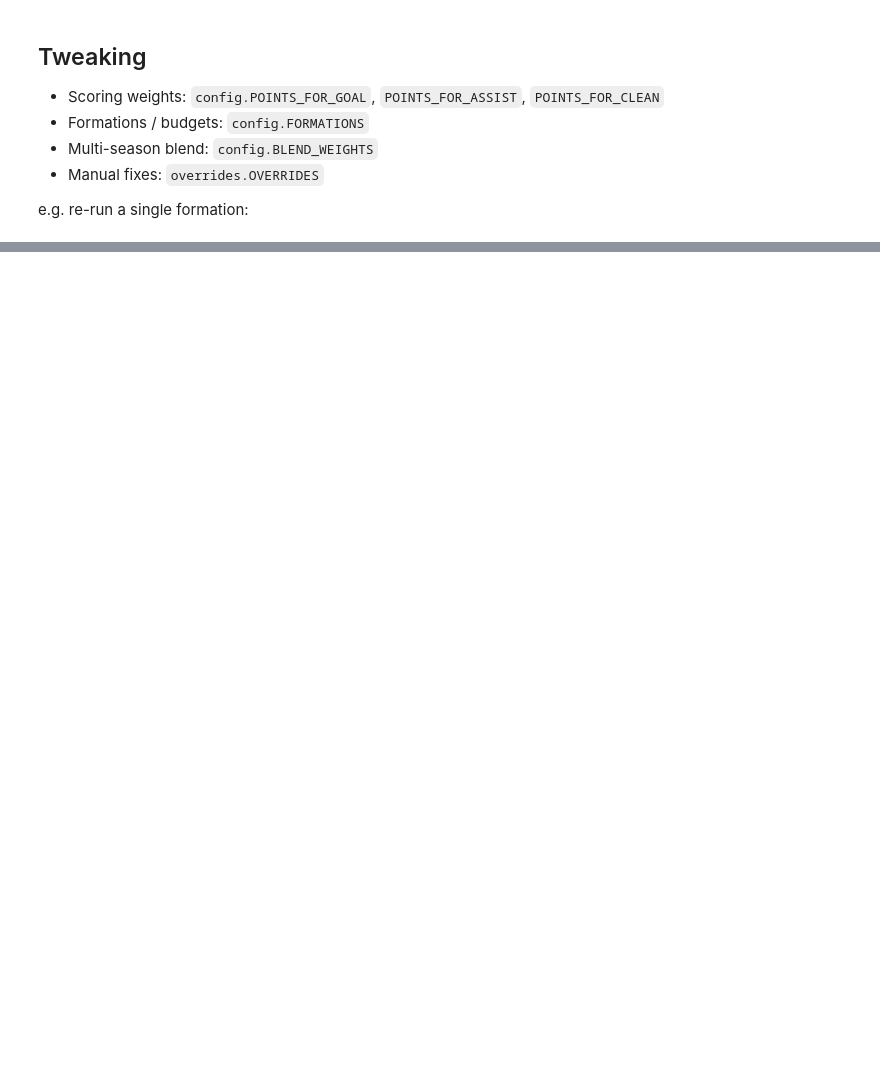
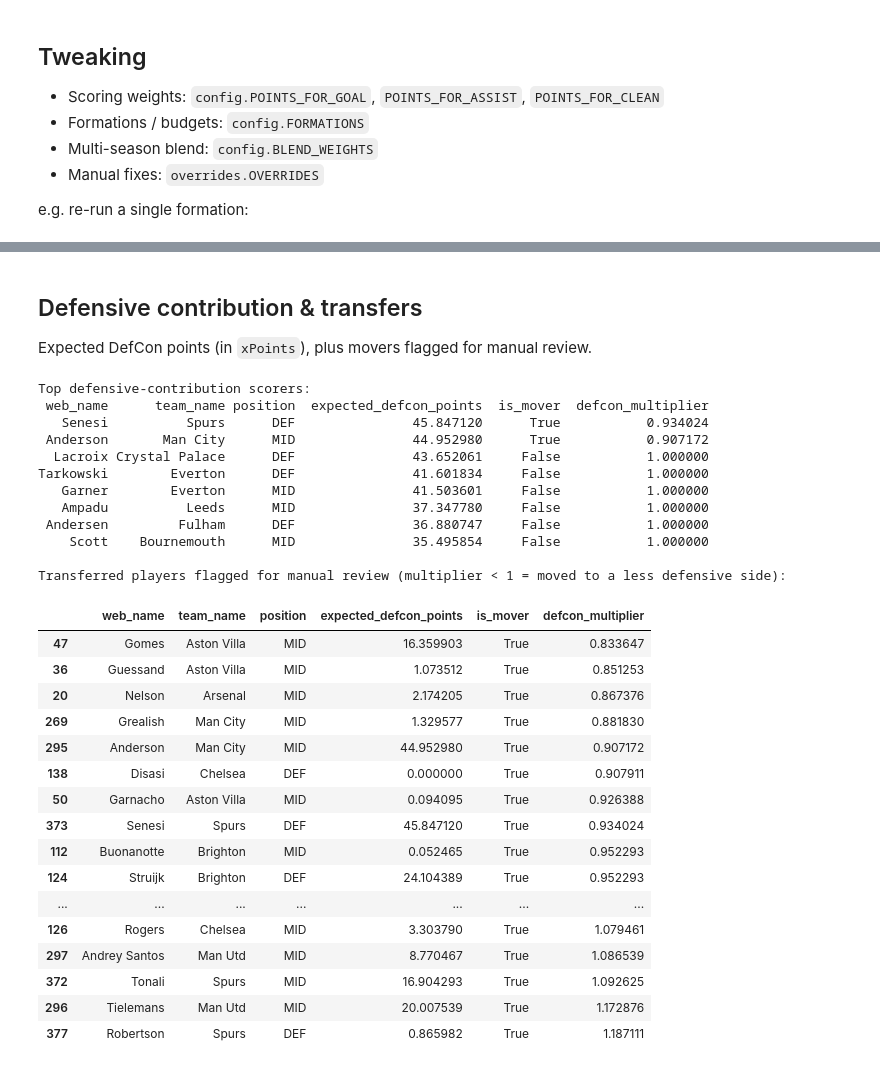
Before and after one commit to ptear/football_stuff, a Jupyter notebook: fpl_v2/notebooks/driver.ipynb, the cells around one changed output, grey strips where cells are left out. Cells and saved outputs as stored; diff of their text form; code cells hidden in the pictures; blank space fills up the shorter version.

```diff
--- a/fpl_v2/notebooks/driver.ipynb
+++ b/fpl_v2/notebooks/driver.ipynb
@@ -68,3 +89,42 @@ e.g. re-run a single formation:
+# %% [markdown]
+## Defensive contribution & transfers
+Expected DefCon points (in `xPoints`), plus movers flagged for manual review.
+# %%
+dc = ['web_name', 'team_name', 'position', 'expected_defcon_points', 'is_mover', 'defcon_multiplier']
+print('Top defensive-contribution scorers:')
+print(forecast.sort_values('expected_defcon_points', ascending=False)[dc].head(8).to_string(index=False))
+print('\nTransferred players flagged for manual review (multiplier < 1 = moved to a less defensive side):')
+forecast[forecast['is_mover']].sort_values('defcon_multiplier')[dc]
+# %% [output]
+Top defensive-contribution scorers:
+ web_name      team_name position  expected_defcon_points  is_mover  defcon_multiplier
+   Senesi          Spurs      DEF               45.847120      True           0.934024
+ Anderson       Man City      MID               44.952980      True           0.907172
+  Lacroix Crystal Palace      DEF               43.652061     False           1.000000
+Tarkowski        Everton      DEF               41.601834     False           1.000000
+   Garner        Everton      MID               41.503601     False           1.000000
+   Ampadu          Leeds      MID               37.347780     False           1.000000
+ Andersen         Fulham      DEF               36.880747     False           1.000000
+    Scott    Bournemouth      MID               35.495854     False           1.000000
+
+Transferred players flagged for manual review (multiplier < 1 = moved to a less defensive side):
+|  | web_name | team_name | position | expected_defcon_points | is_mover | defcon_multiplier |
+| 47 | Gomes | Aston Villa | MID | 16.359903 | True | 0.833647 |
+| 36 | Guessand | Aston Villa | MID | 1.073512 | True | 0.851253 |
+| 20 | Nelson | Arsenal | MID | 2.174205 | True | 0.867376 |
+| 269 | Grealish | Man City | MID | 1.329577 | True | 0.881830 |
+| 295 | Anderson | Man City | MID | 44.952980 | True | 0.907172 |
+| 138 | Disasi | Chelsea | DEF | 0.000000 | True | 0.907911 |
+| 50 | Garnacho | Aston Villa | MID | 0.094095 | True | 0.926388 |
+| 373 | Senesi | Spurs | DEF | 45.847120 | True | 0.934024 |
+| 112 | Buonanotte | Brighton | MID | 0.052465 | True | 0.952293 |
+| 124 | Struijk | Brighton | DEF | 24.104389 | True | 0.952293 |
+| ... | ... | ... | ... | ... | ... | ... |
+| 126 | Rogers | Chelsea | MID | 3.303790 | True | 1.079461 |
+| 297 | Andrey Santos | Man Utd | MID | 8.770467 | True | 1.086539 |
+| 372 | Tonali | Spurs | MID | 16.904293 | True | 1.092625 |
+| 296 | Tielemans | Man Utd | MID | 20.007539 | True | 1.172876 |
+| 377 | Robertson | Spurs | DEF | 0.865982 | True | 1.187111 |
 # %%
 from fpl_v2 import optimize
 
```
Also changed, not shown: parts of 6 cells of this notebook, 14 other files.
